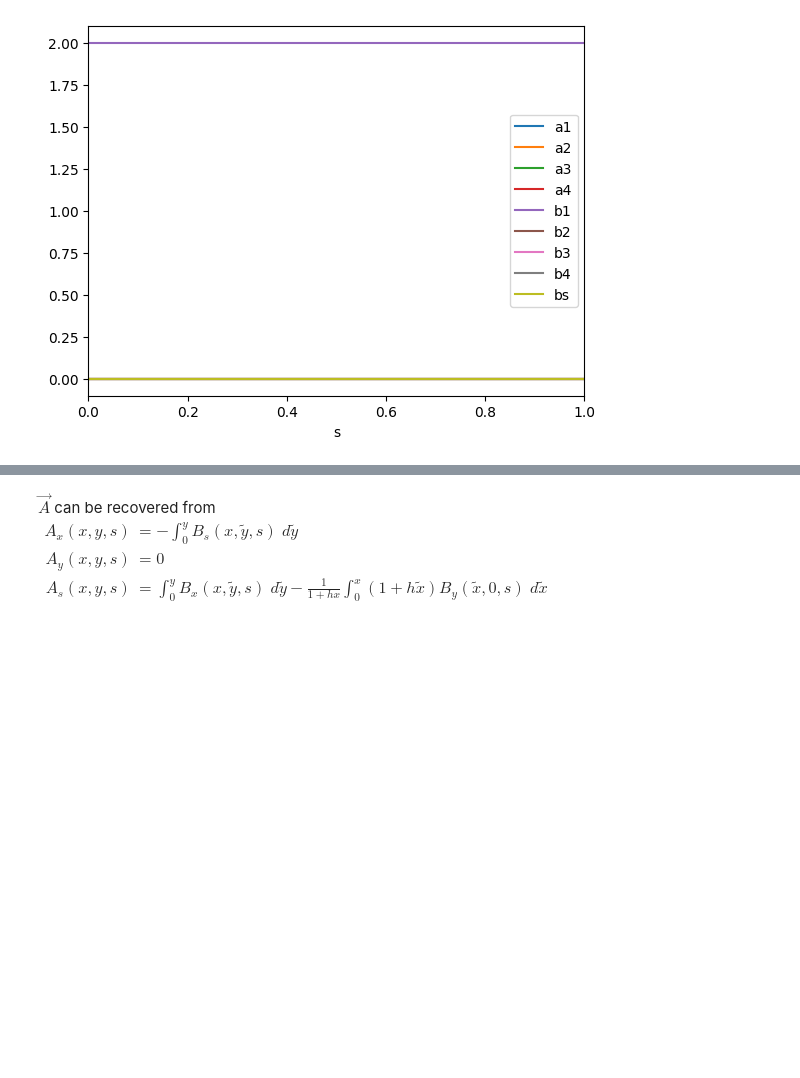
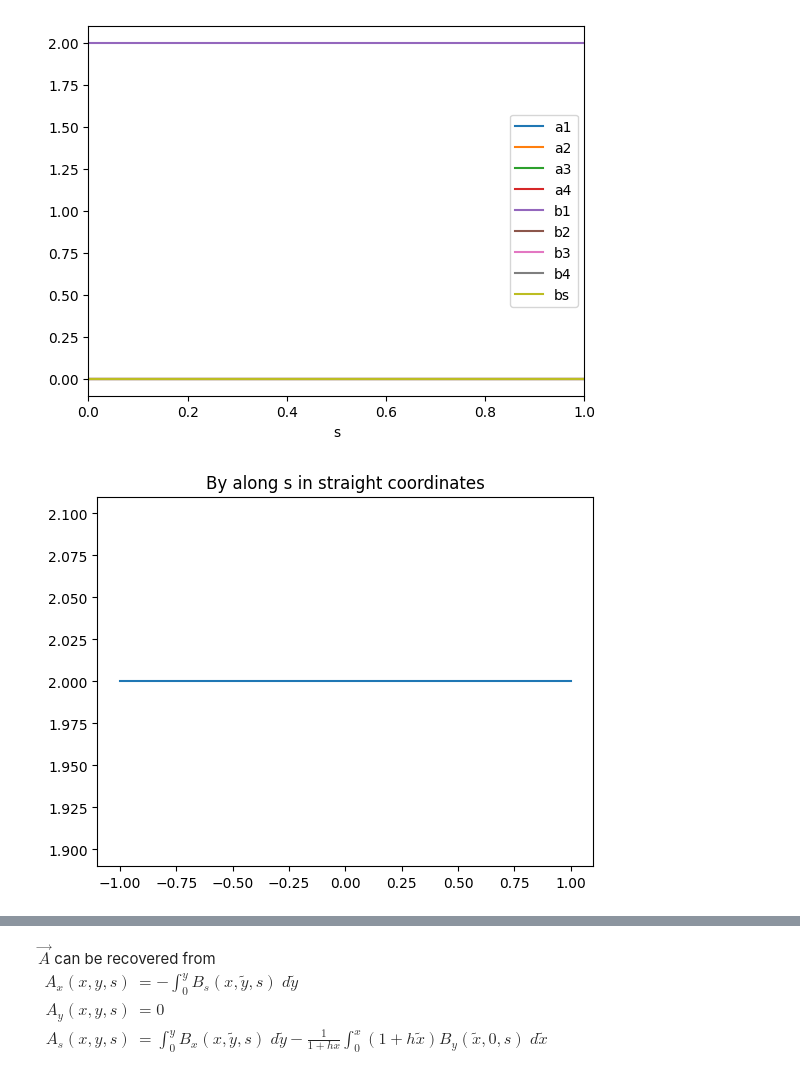
Before and after one commit to marcoliniF/bpmeth, a Jupyter notebook: preliminaryTrials/4.0straighttocurvedbyA_HA.ipynb, the cells around one changed output, grey strips where cells are left out. Drawn from its saved outputs; the diff is of its cells as text; code cells hidden in the pictures; blank space fills up the shorter version.

```diff
--- a/preliminaryTrials/4.0straighttocurvedbyA_HA.ipynb
+++ b/preliminaryTrials/4.0straighttocurvedbyA_HA.ipynb
@@ -22,29 +22,34 @@ plt.xlim((0,1))
 # %%
 #define x,y,s axes to convert the symbolic expression of phi into a numerical array
 xa= np.linspace(-1,1,101)
 ya=np.linspace(-1,1,101)
 sa=np.linspace(-1,1,101)
 
 # Get analytical B field functions
 Bx_func, By_func, Bs_func = expansion.get_Bfield(lambdify=True)
-#print("Bx:", Bx_func, "By:", By_func, "Bs:", Bs_func)
+#print("Bx:", Bx_func, "By:", By_func, "Bs:", Bs_func) with lambdify=False
 # Evaluate on grid
 X,Y,S = np.meshgrid(xa, ya, sa, indexing='ij')
 Bx_num = Bx_func(X, Y, S)
 By_num = By_func(X, Y, S)
 Bs_num = Bs_func(X, Y, S)
-#print("Bx shape:", Bx_ana.shape, "By shape:", By_ana.shape, "Bs shape:", Bs_ana.shape)
+#print("Bx shape:", Bx_num.shape, "By shape:", By_num.shape, "Bs shape:", Bs_num.shape)
 # X, Y, S  from meshgrid in straight frame
 # Bx_ana, By_ana, Bs_ana are the corresponding field arrays
 datafieldmap = np.column_stack([
     X.ravel(),
     Y.ravel(),
     S.ravel(),
     Bx_num.ravel(),
     By_num.ravel(),
     Bs_num.ravel()
 ])
 #print("Data shape (N, 6):", datafieldmap.shape)
 fm = bpmeth.fieldmaps.Fieldmap(datafieldmap)
+plt.plot(sa, By_num[0,0,:], label='By along s at x=0,y=0')
+plt.title('By along s in straight coordinates')
+plt.show()
+# %% [output]
+[figure, added]
 # %%
 rho = .5
```
Also changed, not shown: parts of 7 cells of this notebook, 4 other files.
